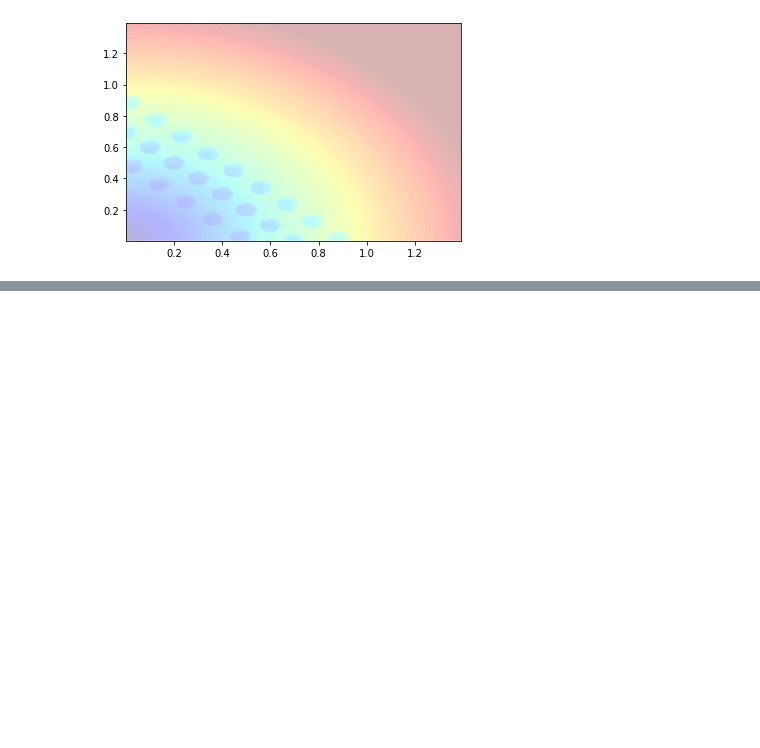
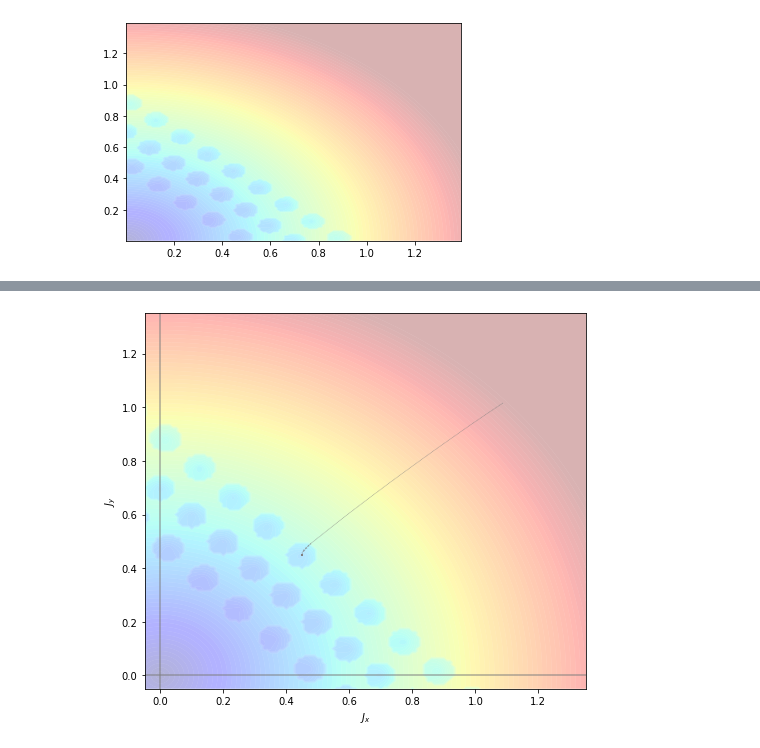
Before and after one commit to spitis/constrained_opt, a Jupyter notebook: Pareto Front-alpha.ipynb, the cells around one changed output, grey strips where cells are left out. Cells and saved outputs as stored; diff of their text form; code cells hidden in the pictures; blank space fills up the shorter version.

```diff
--- a/Pareto Front-alpha.ipynb
+++ b/Pareto Front-alpha.ipynb
@@ -57 +149,31 @@ fig, anim = plot_paths([
+# %%
+def get_paths_for_pareto_opt(steps=30000):
+  params = phi.init(rng=jax.random.PRNGKey(0), x=np.zeros((4,)))
+  PATHS = np.concatenate((ALPHAS, INIT_THETAS), 1)[3:4]
+
+  loss_vec = jax.jit(jax.vmap(loss_moguls, in_axes=[0,0]))
+  loss_grad = jax.jit(jax.grad(
+    lambda params, ins: loss_vec(phij(params=params, x=ins), np.split(ins, 2, -1)[0]).sum(),
+    argnums=[0]))
+
+  def compute_next(params, ins):
+    paramg, = loss_grad(params, ins)
+    return jax.tree_map(lambda p, g: p - 1e-4 * g, params, paramg)
+
+  xys = phij(params, PATHS)
+  paths = [xys]
+  for gradient_step in range(steps):
+    params = compute_next(params, PATHS)
+    paths.append(phij(params, PATHS))
+
+  paths = np.array(paths[0::10]).transpose(1,2,0)
+
+  return params, paths
+# %%
+params, paths = get_paths_for_pareto_opt()
+fig, anim = plot_paths([
+  paths,
+])
+# %% [output]
+[figure, added]
 # %%
```
Also changed, not shown: parts of 17 cells of this notebook, 1 other file.
